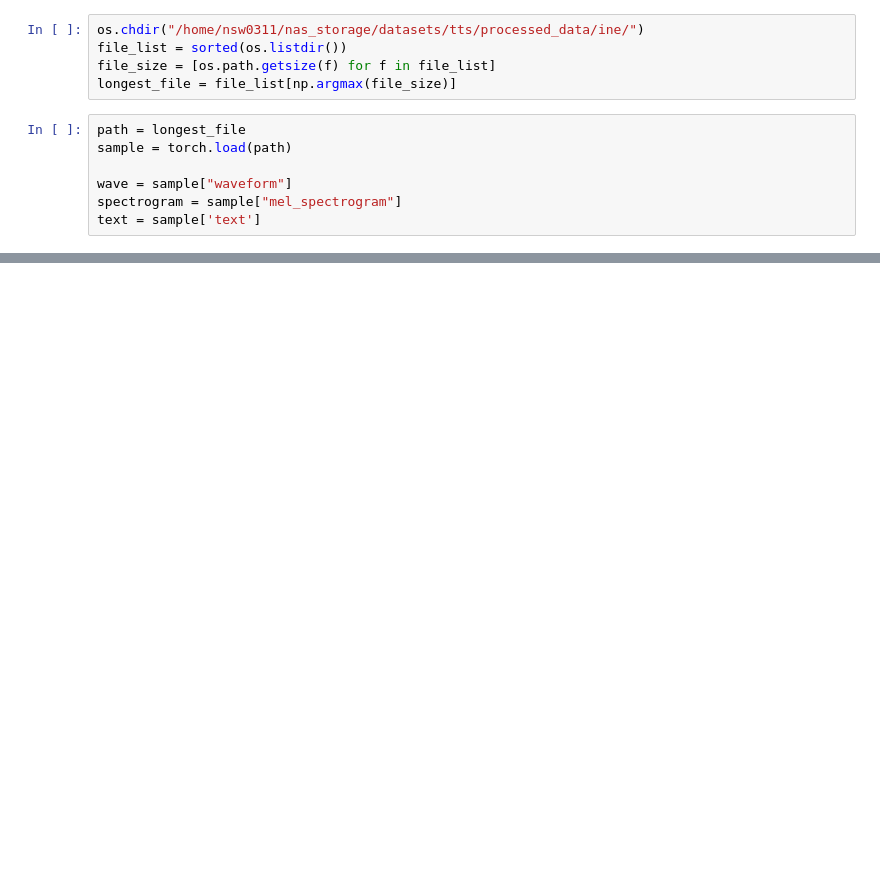
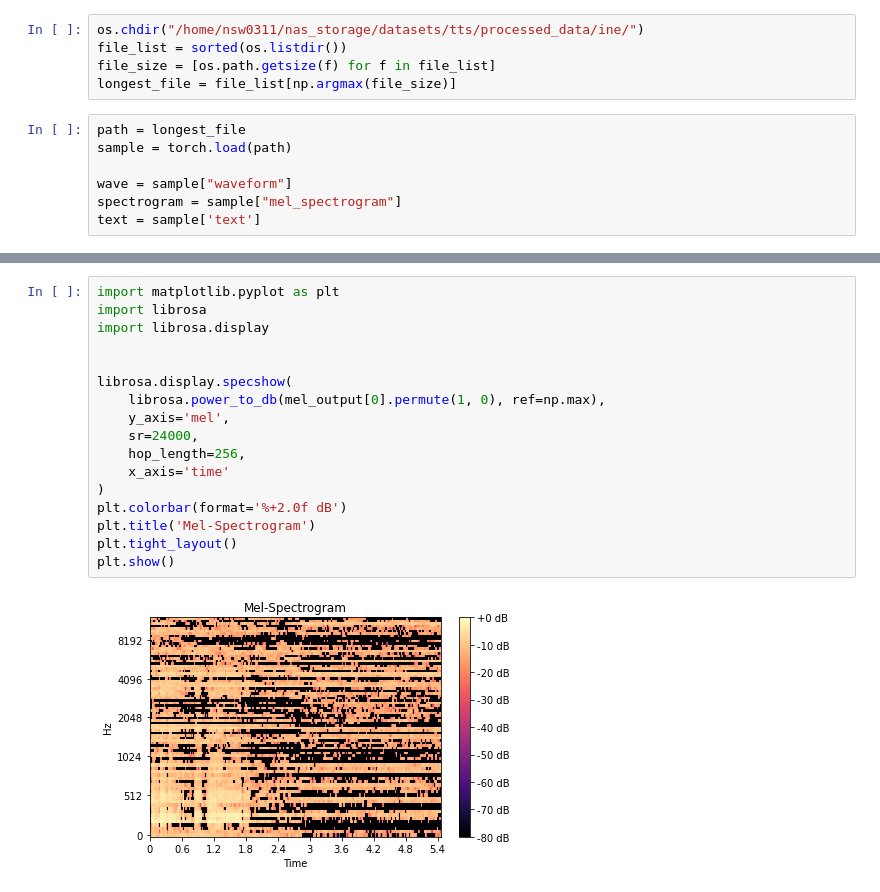
Before and after one commit to Nam-SW/TTS_practice, a Jupyter notebook: transformer_tts/test.ipynb, the cells around one changed output, grey strips where cells are left out. Saved outputs shown, nothing was run; the diff lists cells and outputs as text; blank space fills up the shorter version.

```diff
--- a/transformer_tts/test.ipynb
+++ b/transformer_tts/test.ipynb
@@ -151,0 +162,19 @@ spectrogram.shape, end.shape
+# %%
+import matplotlib.pyplot as plt
+import librosa
+import librosa.display
+
+
+librosa.display.specshow(
+    librosa.power_to_db(mel_output[0].permute(1, 0), ref=np.max),
+    y_axis='mel',
+    sr=24000,
+    hop_length=256,
+    x_axis='time'
+)
+plt.colorbar(format='%+2.0f dB')
+plt.title('Mel-Spectrogram')
+plt.tight_layout()
+plt.show()
+# %% [output]
+[figure, added]
```
Also changed, not shown: parts of 29 cells of this notebook, 13 other files.
